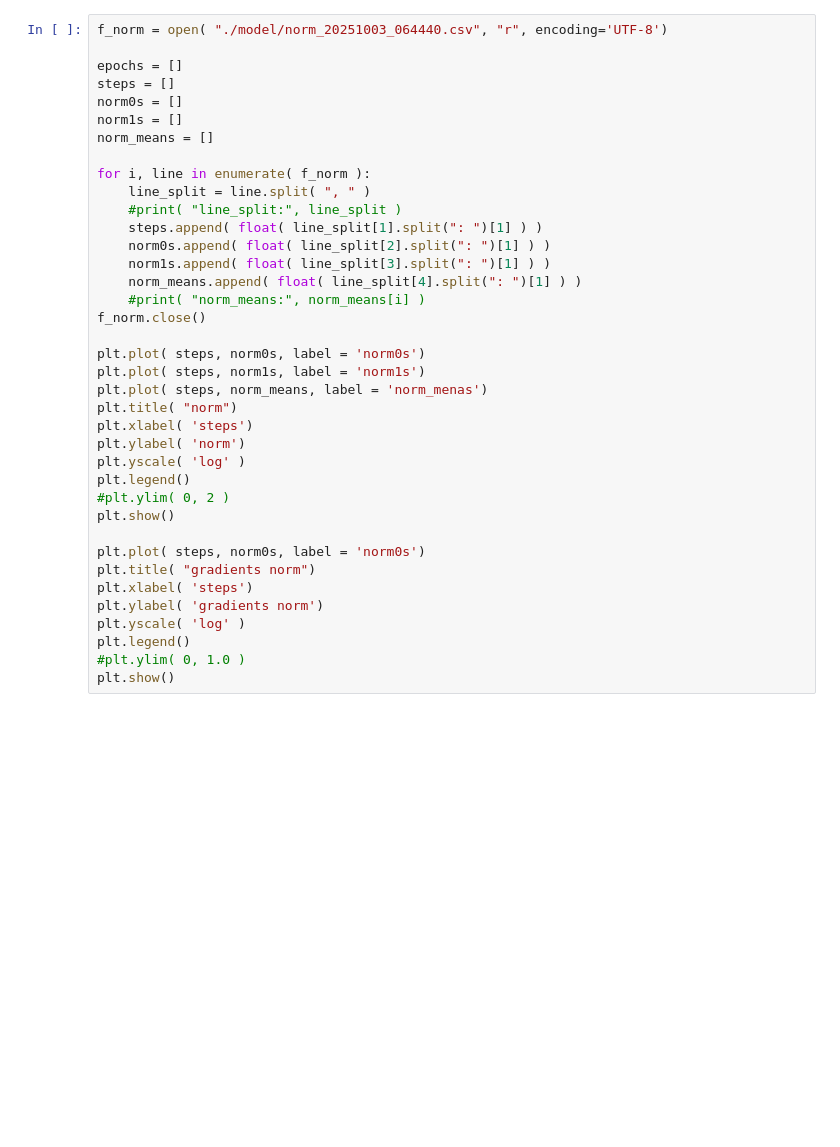
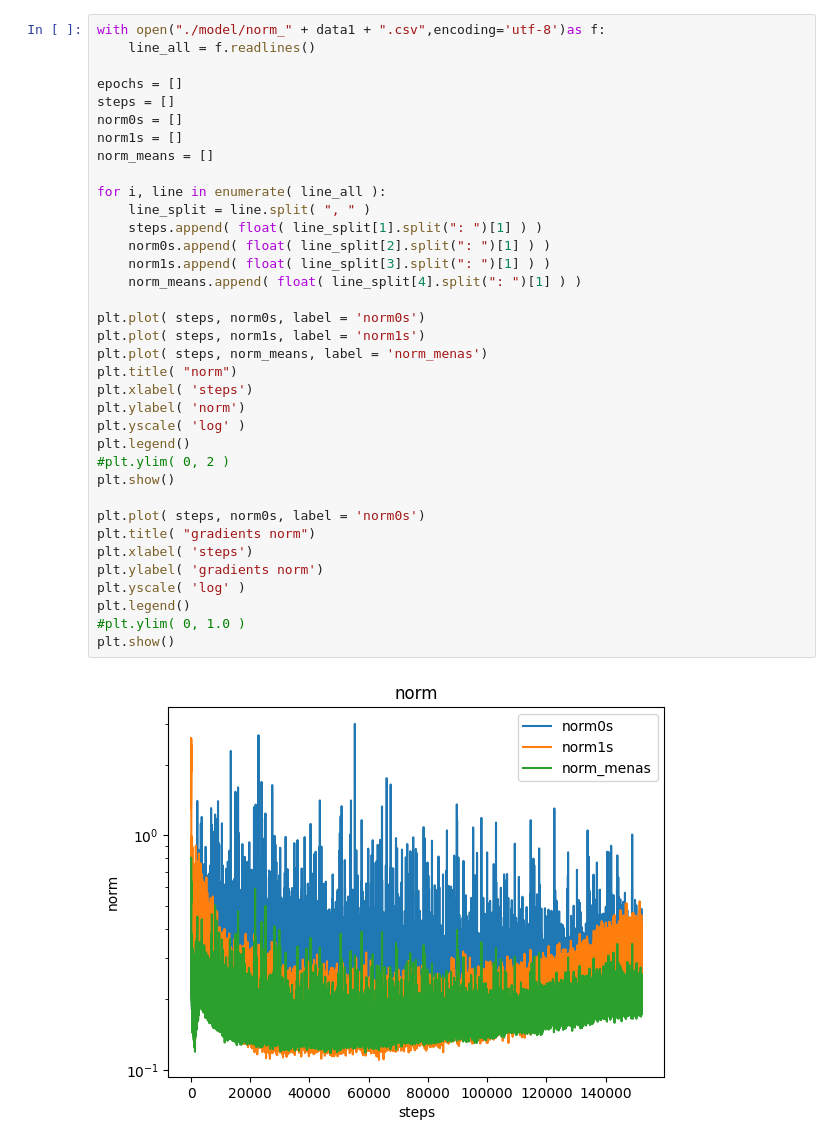
Before and after one commit to toshiouchi/ImageCaptioning_NAT, a Jupyter notebook: DECODER_BERT_KD/graph_CLIP_DECODER2_KD.ipynb, the cells around one changed output. Cells and saved outputs as stored; diff of their text form; blank space fills up the shorter version.

```diff
--- a/DECODER_BERT_KD/graph_CLIP_DECODER2_KD.ipynb
+++ b/DECODER_BERT_KD/graph_CLIP_DECODER2_KD.ipynb
@@ -110,38 +108,38 @@ plt.show()
 # %%
-f_norm = open( "./model/norm_20251003_064440.csv", "r", encoding='UTF-8')
+with open("./model/norm_" + data1 + ".csv",encoding='utf-8')as f:
+    line_all = f.readlines()
 
 epochs = []
 steps = []
 norm0s = []
 norm1s = []
 norm_means = []
 
-for i, line in enumerate( f_norm ):
+for i, line in enumerate( line_all ):
     line_split = line.split( ", " )
-    #print( "line_split:", line_split )
     steps.append( float( line_split[1].split(": ")[1] ) )
     norm0s.append( float( line_split[2].split(": ")[1] ) )
     norm1s.append( float( line_split[3].split(": ")[1] ) )
     norm_means.append( float( line_split[4].split(": ")[1] ) )
-    #print( "norm_means:", norm_means[i] )
-f_norm.close()
 
 plt.plot( steps, norm0s, label = 'norm0s')
 plt.plot( steps, norm1s, label = 'norm1s')
 plt.plot( steps, norm_means, label = 'norm_menas')
 plt.title( "norm")
 plt.xlabel( 'steps')
 plt.ylabel( 'norm')
 plt.yscale( 'log' )
 plt.legend()
 #plt.ylim( 0, 2 )
 plt.show()
 
 plt.plot( steps, norm0s, label = 'norm0s')
 plt.title( "gradients norm")
 plt.xlabel( 'steps')
 plt.ylabel( 'gradients norm')
 plt.yscale( 'log' )
 plt.legend()
 #plt.ylim( 0, 1.0 )
 plt.show()
+# %% [output]
+[figure, added]
```
Also changed, not shown: parts of 2 cells of this notebook, 3 other files.
